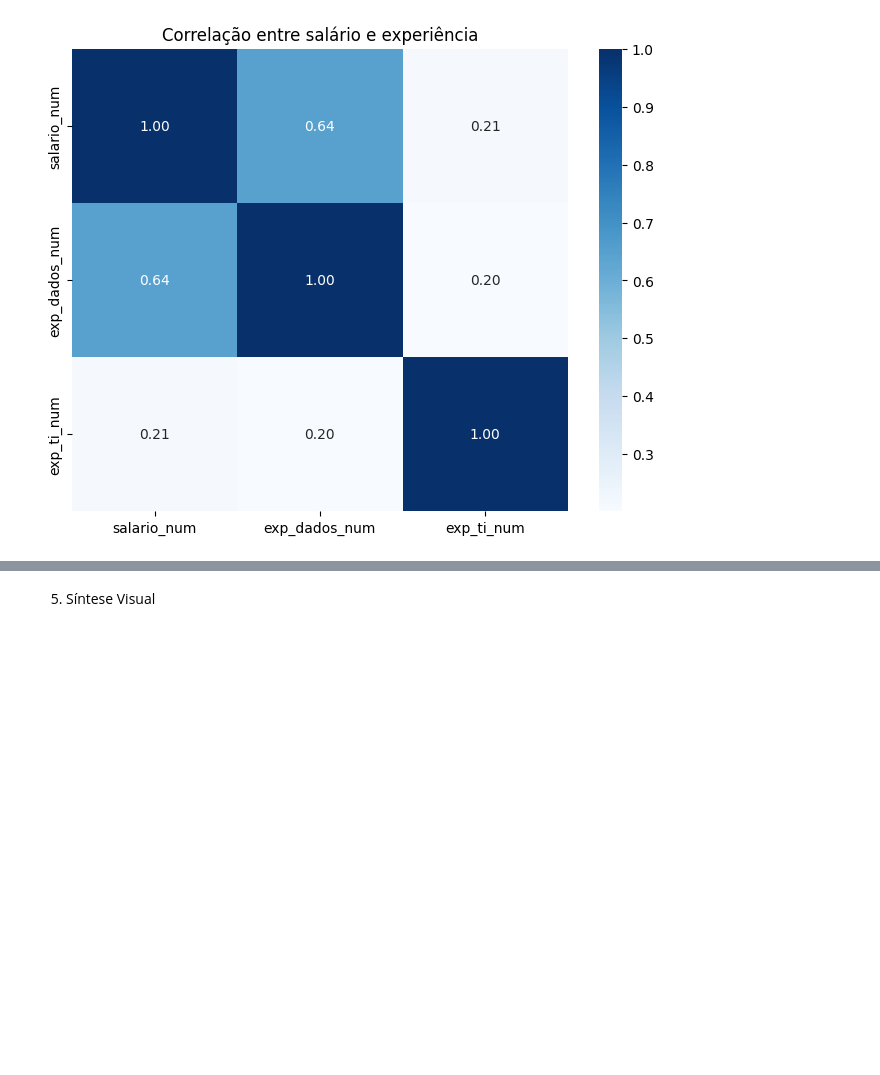
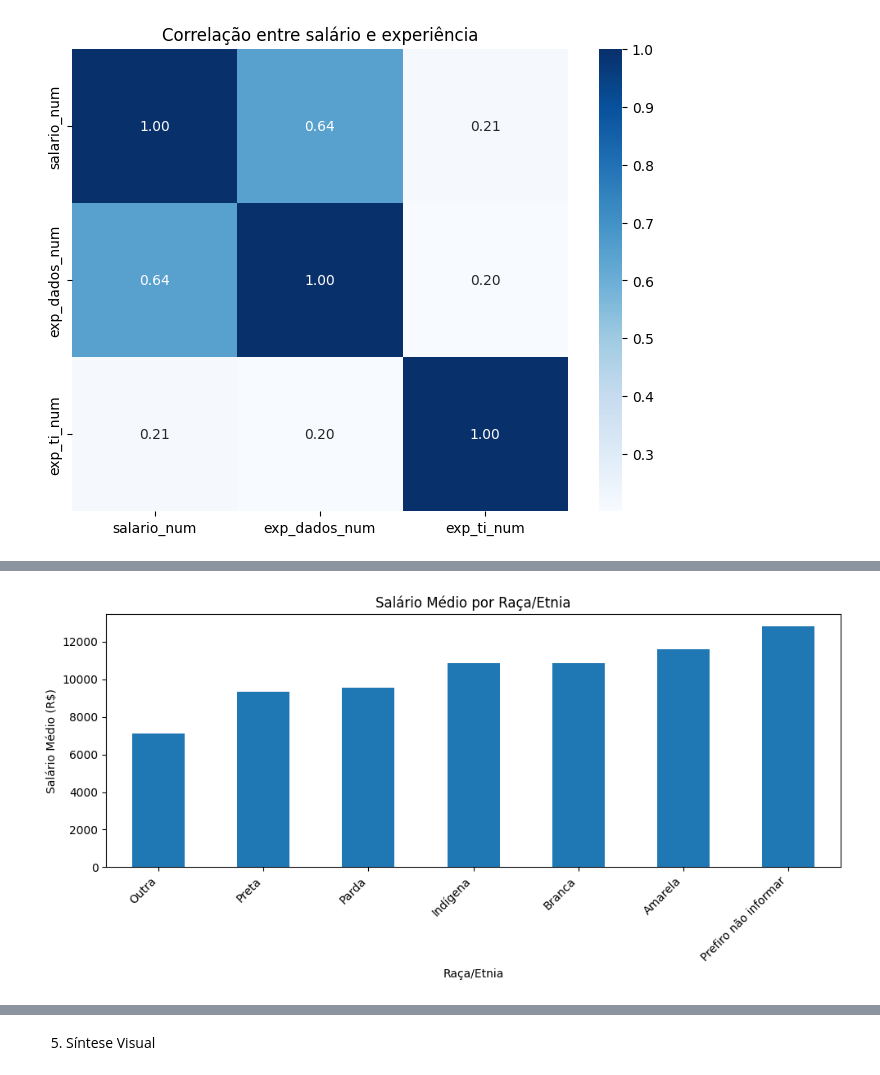
Before and after one commit to DanielVinicius2/Vinicius-Daniel-state-of-data, a Jupyter notebook: notebook/vinicius-daniel-analise.ipynb, the cells around one changed output, grey strips where cells are left out. Drawn from its saved outputs; the diff is of its cells as text; code cells hidden in the pictures; blank space fills up the shorter version.

```diff
--- a/notebook/vinicius-daniel-analise.ipynb
+++ b/notebook/vinicius-daniel-analise.ipynb
@@ -385,0 +467,13 @@ plt.show()
+# %%
+salario_raca = df.groupby('raca')['salario_num'].mean().sort_values()
+
+plt.figure(figsize=(10,5))
+salario_raca.plot(kind='bar')
+plt.title('Salário Médio por Raça/Etnia')
+plt.xlabel('Raça/Etnia')
+plt.ylabel('Salário Médio (R$)')
+plt.xticks(rotation=45, ha='right')
+plt.tight_layout()
+plt.show()
+# %% [output]
+[figure, added]
```
Also changed, not shown: parts of 19 cells of this notebook.
